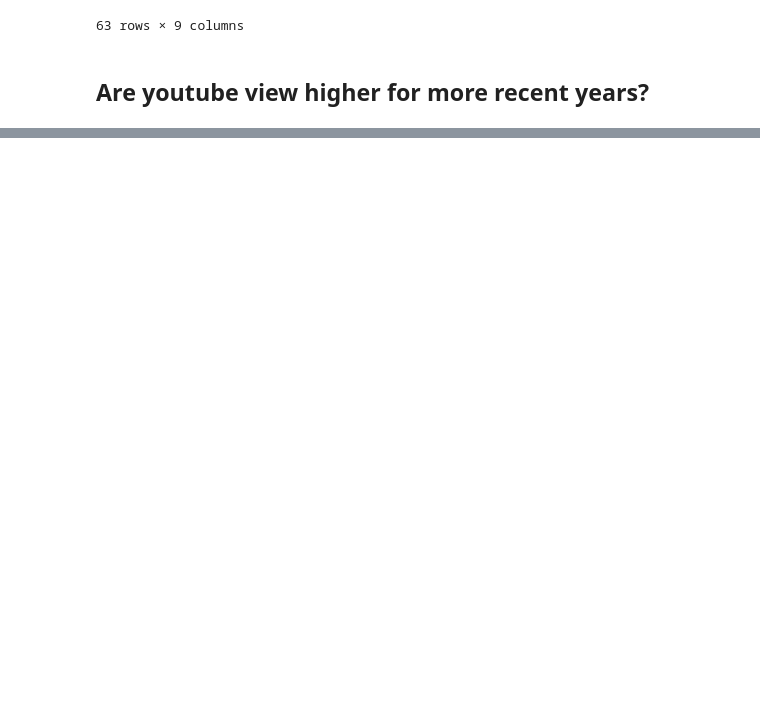
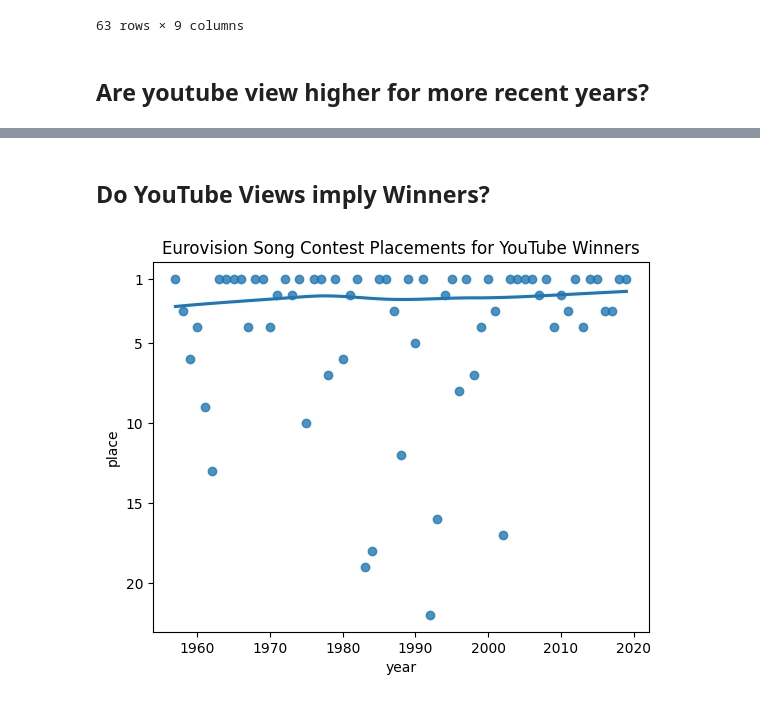
Before and after one commit to Lolaflan/UCDPA_laurabflanagan, a Jupyter notebook: euroviz/euroviz.ipynb, the cells around one changed output, grey strips where cells are left out. Cells and saved outputs as stored; diff of their text form; code cells hidden in the pictures; blank space fills up the shorter version.

```diff
--- a/euroviz/euroviz.ipynb
+++ b/euroviz/euroviz.ipynb
@@ -721,0 +706,14 @@ plt.show()
+# %% [markdown]
+## Do YouTube Views imply Winners?
+# %%
+df = vote_summary_all[vote_summary_all["view_count_rank"] == 1]
+
+sns.regplot(x="year", y="place", data=df, lowess=True, label="View Counts")
+
+plt.gca().invert_yaxis()  # This will invert the y-axis so that the top placement is at the top of the chart
+plt.yticks([1, 5, 10, 15, 20])  # Show only the y-axis label "1"
+plt.title("Eurovision Song Contest Placements for YouTube Winners")
+
+plt.show()
+# %% [output]
+[figure, added]
```
Also changed, not shown: parts of 15 cells of this notebook.
